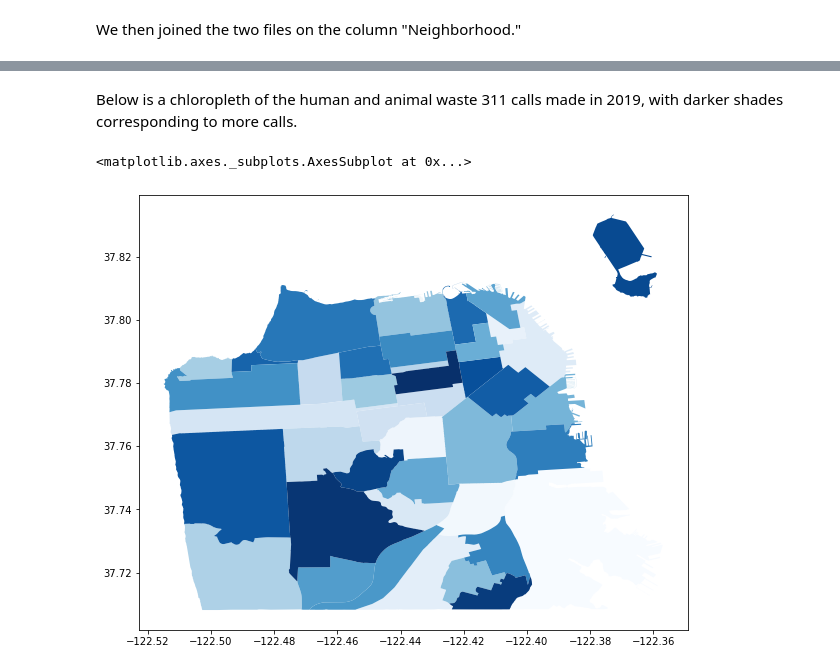
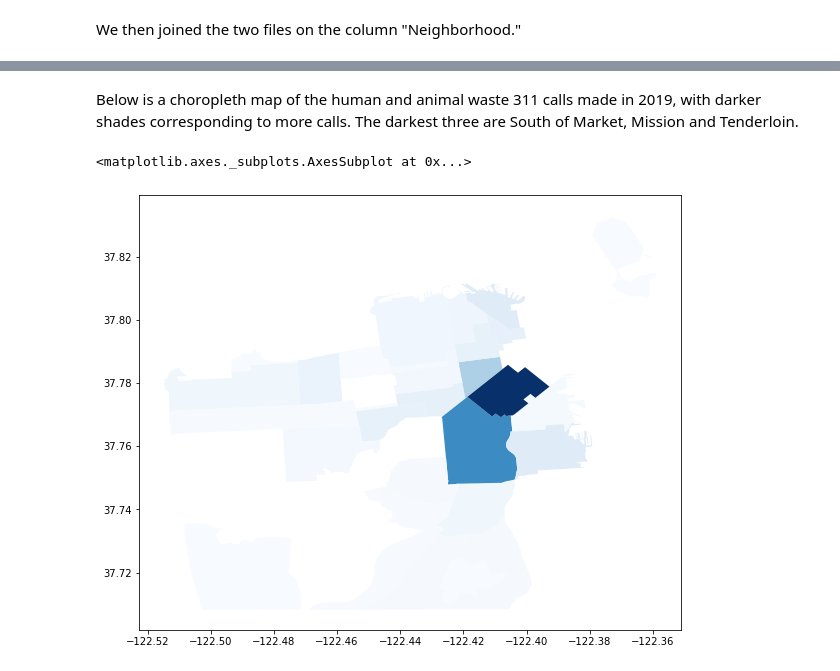
Before and after one commit to tanjiahui10/sf-data-project, a Jupyter notebook: notebooks/Part2_Map.ipynb, the cells around one changed output, grey strips where cells are left out. Saved outputs shown, nothing was run; the diff lists cells and outputs as text; code cells hidden in the pictures.

```diff
--- a/notebooks/Part2_Map.ipynb
+++ b/notebooks/Part2_Map.ipynb
@@ -67,4 +76,5 @@ memory usage: 59.9+ MB
 # %% [markdown]
 We then selected the columns that we wanted to keep.
 # %%
-waste_trunc = waste[['CaseID','Neighborhood','Category','Latitude','Longitude','year']]
+waste_trunc = waste[['CaseID','Neighborhood','RequestType','Latitude','Longitude','year']]
+waste_trunc.info()
@@ -102,4 +108,7 @@ waste_2019_list.head()
 # %% [markdown]
 We grouped the data by neighborhood to see the sum of calls regarding wastes for each neighborhood.
 # %%
-waste_by_area = waste_2019_list.groupby('Neighborhood').count()
+waste_by_area = waste_2019_list.fillna("None").groupby('Neighborhood').count()
+waste_by_area['count'] = waste_by_area['CaseID']
+waste_by_area = waste_by_area[['count']]
+waste_by_area.head()
@@ -194,11 +196,11 @@ memory usage: 2.9+ KB
 # %% [markdown]
-Below is a chloropleth of the human and animal waste 311 calls made in 2019, with darker shades corresponding to more calls.
+Below is a choropleth map of the human and animal waste 311 calls made in 2019, with darker shades corresponding to more calls. The darkest three are South of Market, Mission and Tenderloin.
 # %%
 joined.plot(
-    column = 'Neighborhood',
+    column = 'count',
     cmap = 'Blues',
     figsize=(16, 8)
 )
 # %% [output]
 <matplotlib.axes._subplots.AxesSubplot at 0x...>
-[figure, old version]
+[figure, new version]
```
Also changed, not shown: parts of 30 cells of this notebook.
